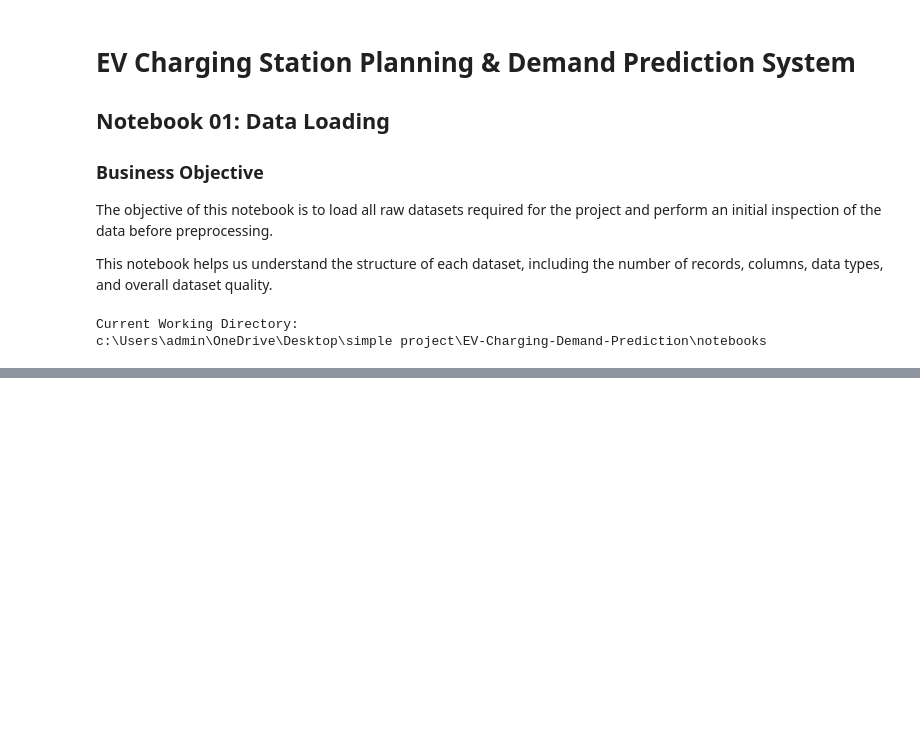
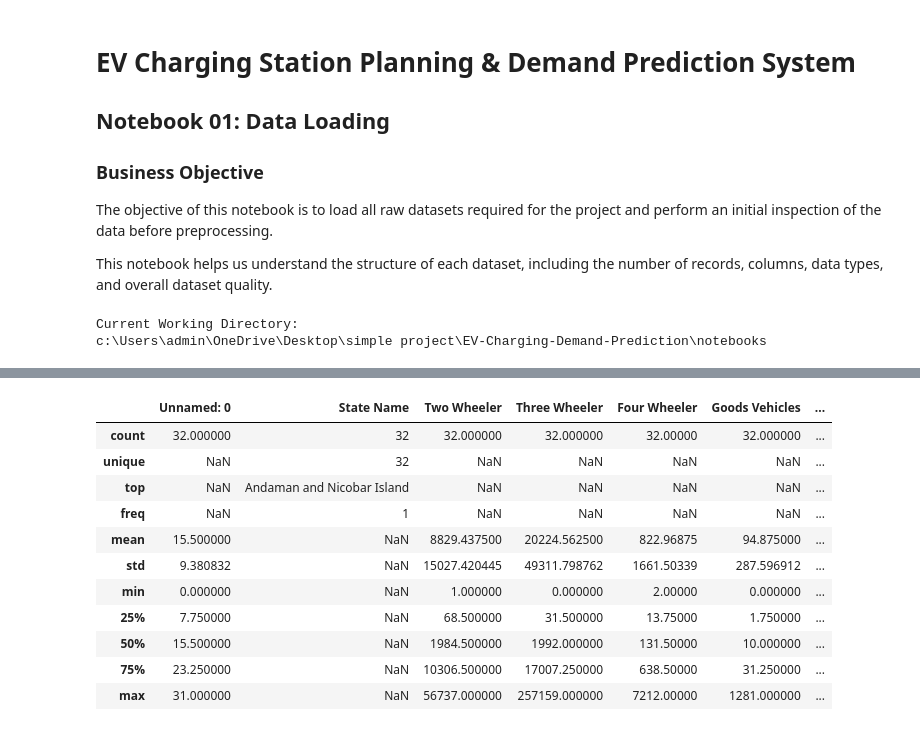
Before and after one commit to yogeshwartribhuvan2972-max/EV-Charging-Demand-Prediction, a Jupyter notebook: notebooks/01_Data_Loading.ipynb, the cells around one changed output, grey strips where cells are left out. Cells and saved outputs as stored; diff of their text form; code cells hidden in the pictures; blank space fills up the shorter version.

```diff
--- a/notebooks/01_Data_Loading.ipynb
+++ b/notebooks/01_Data_Loading.ipynb
@@ -37,0 +217,15 @@ FileNotFoundError: [Errno 2] No such file or directory: '../data/raw/ev_charging
+# %%
+registration_df.describe(include="all")
+# %% [output]
+|  | Unnamed: 0 | State Name | Two Wheeler | Three Wheeler | Four Wheeler | Goods Vehicles | ... |
+| count | 32.000000 | 32 | 32.000000 | 32.000000 | 32.00000 | 32.000000 | ... |
+| unique | NaN | 32 | NaN | NaN | NaN | NaN | ... |
+| top | NaN | Andaman and Nicobar Island | NaN | NaN | NaN | NaN | ... |
+| freq | NaN | 1 | NaN | NaN | NaN | NaN | ... |
+| mean | 15.500000 | NaN | 8829.437500 | 20224.562500 | 822.96875 | 94.875000 | ... |
+| std | 9.380832 | NaN | 15027.420445 | 49311.798762 | 1661.50339 | 287.596912 | ... |
+| min | 0.000000 | NaN | 1.000000 | 0.000000 | 2.00000 | 0.000000 | ... |
+| 25% | 7.750000 | NaN | 68.500000 | 31.500000 | 13.75000 | 1.750000 | ... |
+| 50% | 15.500000 | NaN | 1984.500000 | 1992.000000 | 131.50000 | 10.000000 | ... |
+| 75% | 23.250000 | NaN | 10306.500000 | 17007.250000 | 638.50000 | 31.250000 | ... |
+| max | 31.000000 | NaN | 56737.000000 | 257159.000000 | 7212.00000 | 1281.000000 | ... |
```
Also changed, not shown: parts of 20 cells of this notebook.
